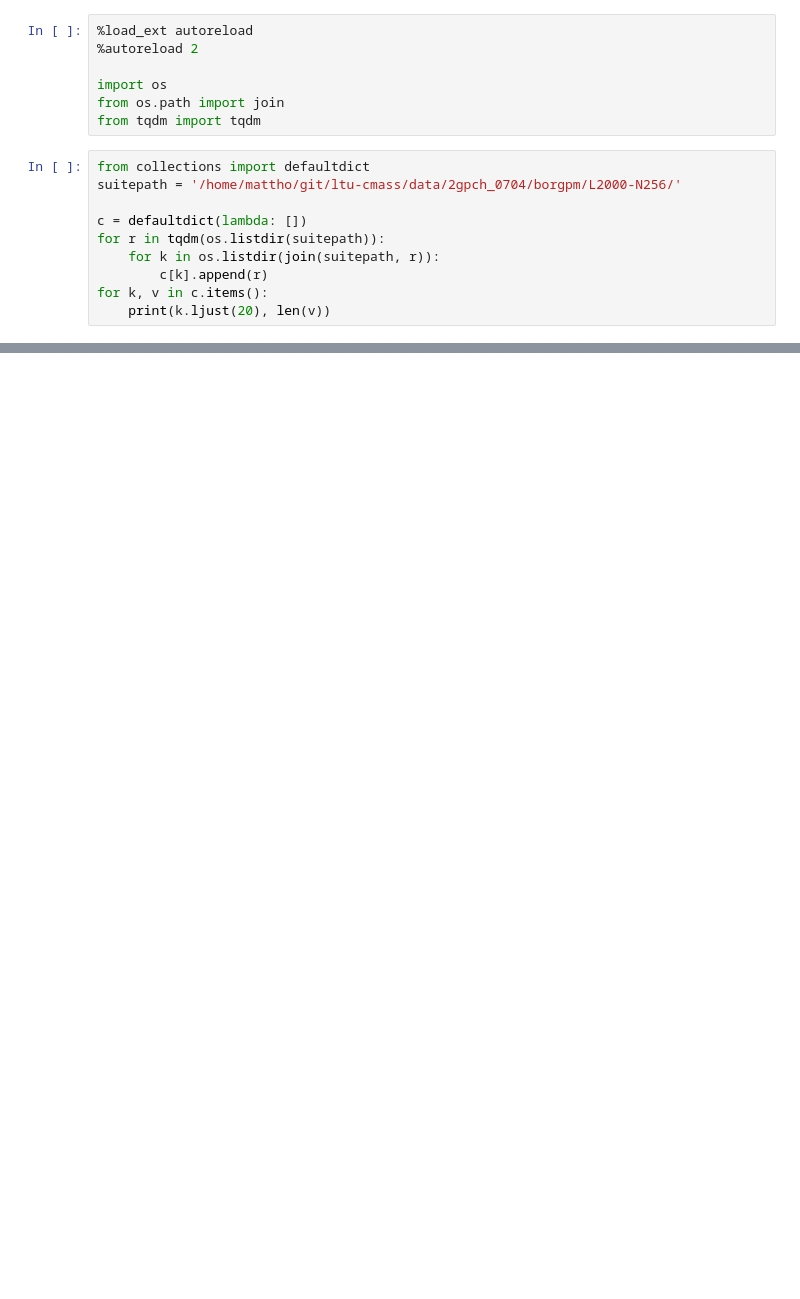
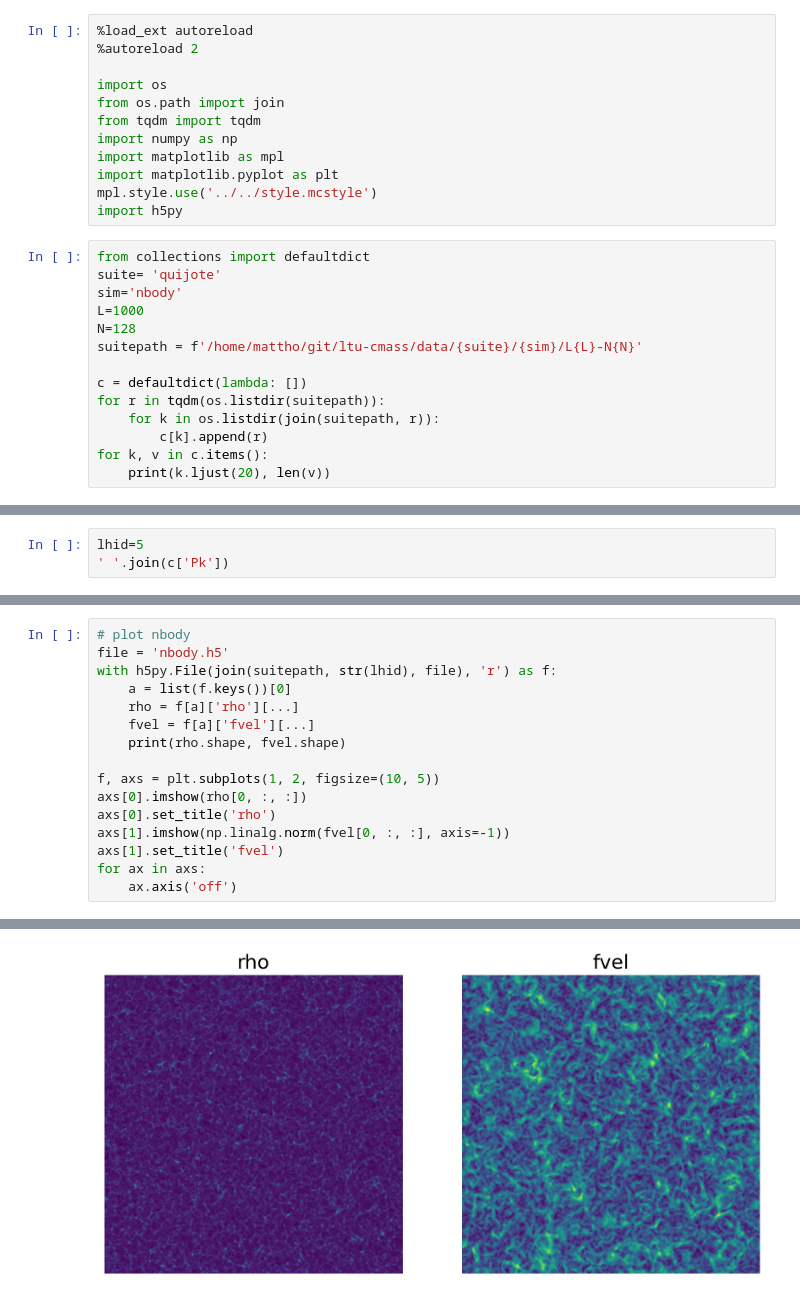
Before and after one commit to maho3/ltu-gobig, a Jupyter notebook: ltu-gobig/conversion/check_conversion.ipynb, the cells around one changed output, grey strips where cells are left out. Cells and saved outputs as stored; diff of their text form; blank space fills up the shorter version.

```diff
--- a/ltu-gobig/conversion/check_conversion.ipynb
+++ b/ltu-gobig/conversion/check_conversion.ipynb
@@ -5,9 +5,18 @@
 import os
 from os.path import join
 from tqdm import tqdm
+import numpy as np
+import matplotlib as mpl
+import matplotlib.pyplot as plt
+mpl.style.use('../../style.mcstyle')
+import h5py
 # %%
 from collections import defaultdict
-suitepath = '/home/mattho/git/ltu-cmass/data/2gpch_0704/borgpm/L2000-N256/'
+suite= 'quijote'
+sim='nbody'
+L=1000
+N=128
+suitepath = f'/home/mattho/git/ltu-cmass/data/{suite}/{sim}/L{L}-N{N}'
 
 c = defaultdict(lambda: [])
 for r in tqdm(os.listdir(suitepath)):
@@ -32,3 +40,6 @@ lightcone            930
 #     if 'config.yaml' not in os.listdir(simpath):
 #         print('Removing', idx, os.listdir(simpath))
 #         # shutil.rmtree(simpath)
+# %%
+lhid=5
+' '.join(c['Pk'])
@@ -34,0 +48,17 @@ lightcone            930
+# %%
+# plot nbody
+file = 'nbody.h5'
+with h5py.File(join(suitepath, str(lhid), file), 'r') as f:
+    a = list(f.keys())[0]
+    rho = f[a]['rho'][...]
+    fvel = f[a]['fvel'][...]
+    print(rho.shape, fvel.shape)
+
+f, axs = plt.subplots(1, 2, figsize=(10, 5))
+axs[0].imshow(rho[0, :, :])
+axs[0].set_title('rho')
+axs[1].imshow(np.linalg.norm(fvel[0, :, :], axis=-1))
+axs[1].set_title('fvel')
+for ax in axs:
+    ax.axis('off')
+# %% [output]
@@ -34,0 +66 @@ lightcone            930
+[figure, added]
```
Also changed, not shown: parts of 9 cells of this notebook, 1 other file.
